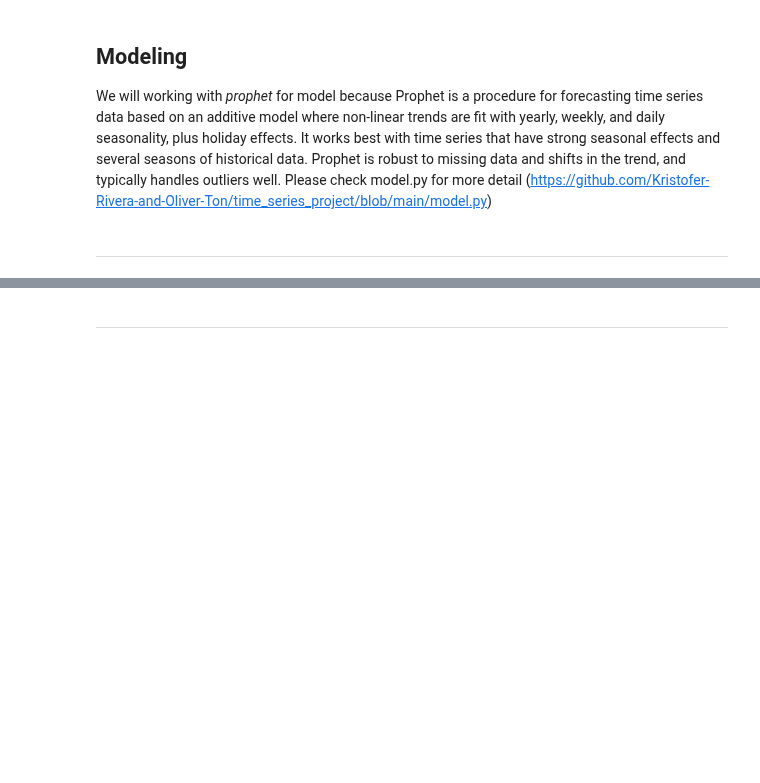
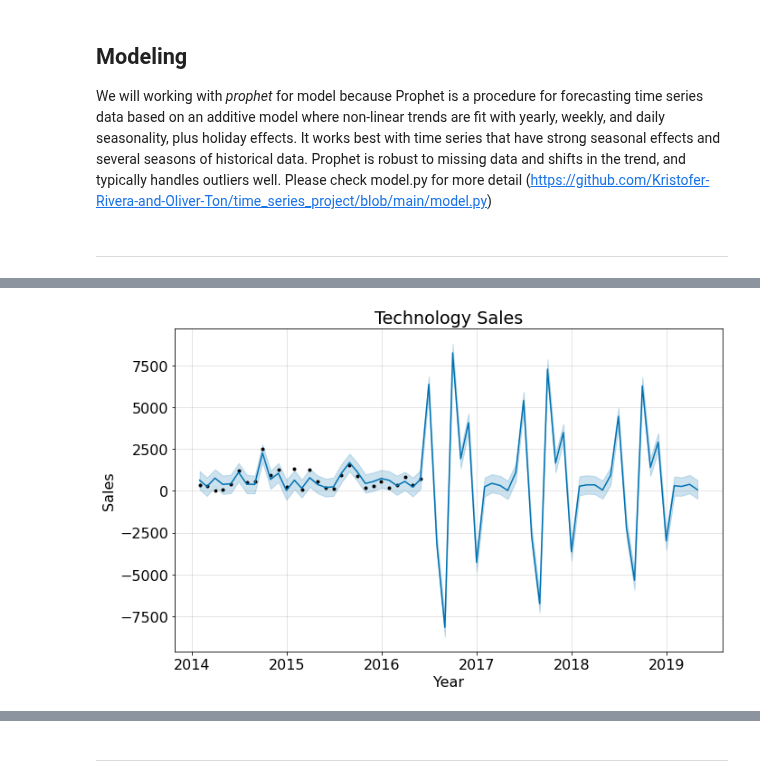
Before and after one commit to Kristofer-Rivera-and-Oliver-Ton/time_series_project, a Jupyter notebook: superstore_final.ipynb, the cells around one changed output, grey strips where cells are left out. Drawn from its saved outputs; the diff is of its cells as text; code cells hidden in the pictures; blank space fills up the shorter version.

```diff
--- a/superstore_final.ipynb
+++ b/superstore_final.ipynb
@@ -197,5 +202,5 @@ We will working with *prophet* for model because Prophet is a procedure for fore
 ---
 # %%
 #Create model
-furniture_model, office_model, technology_model, furniture_forecast, office_forecast, technology_forecast = m.create_model(train, 'category', 'Order Date', target = 'sales')
+technology_sales_model, technology_sales_forecast, technology_profit_forecast, technology_profit_model = m.create_model(train, 'category', 'Order Date', 'sales', 'profit')
 # %% [output]
@@ -213,5 +230,7 @@ plt.show()
 # %%
 #Forecasting future sales for technologies
-technology_model.plot(technology_forecast, xlabel = 'Year', ylabel = 'Sales')
+technology_sales_model.plot(technology_sales_forecast, xlabel = 'Year', ylabel = 'Sales')
 plt.title('Technology Sales')
 plt.show()
+# %% [output]
+[figure, added]
```
Also changed, not shown: parts of 8 cells of this notebook.
